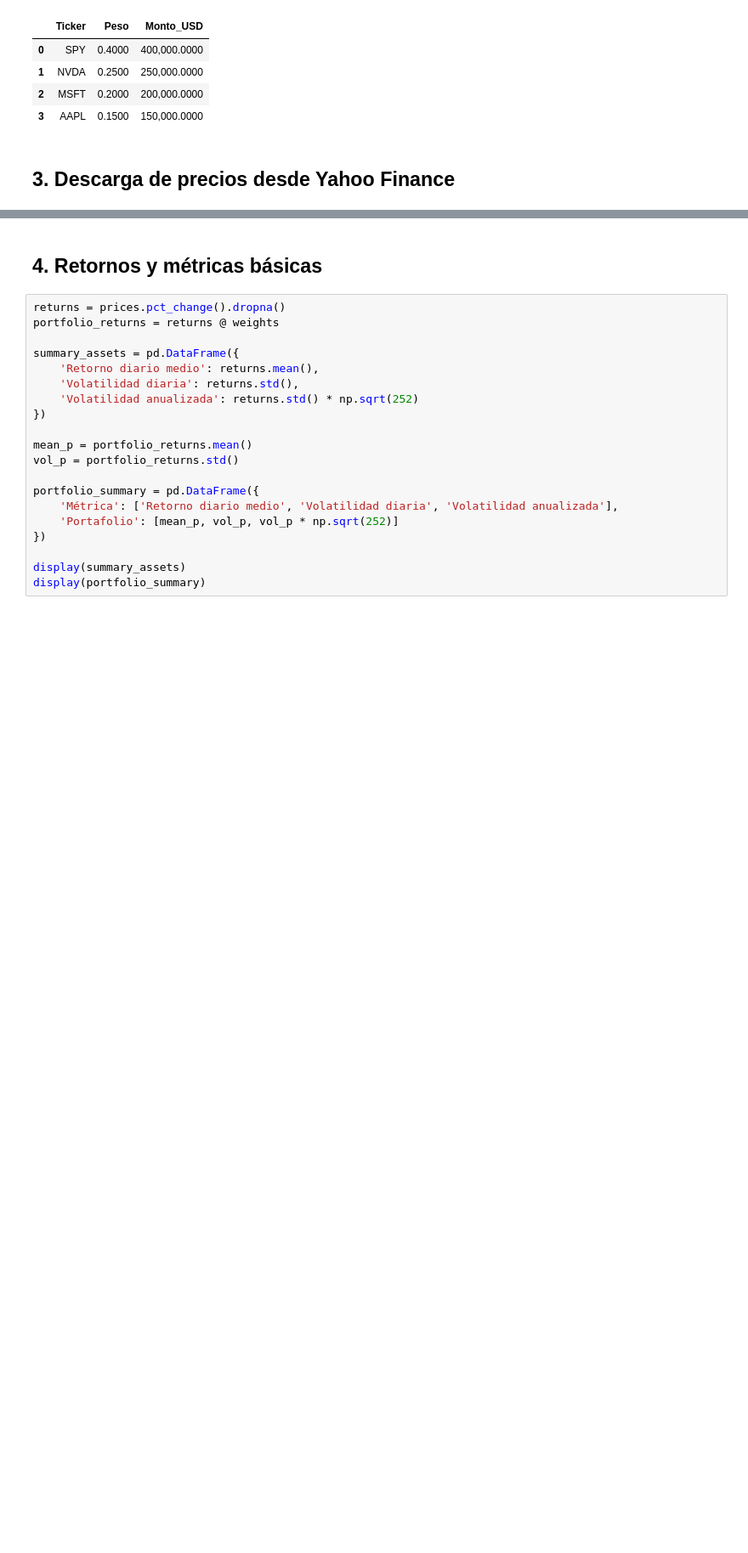
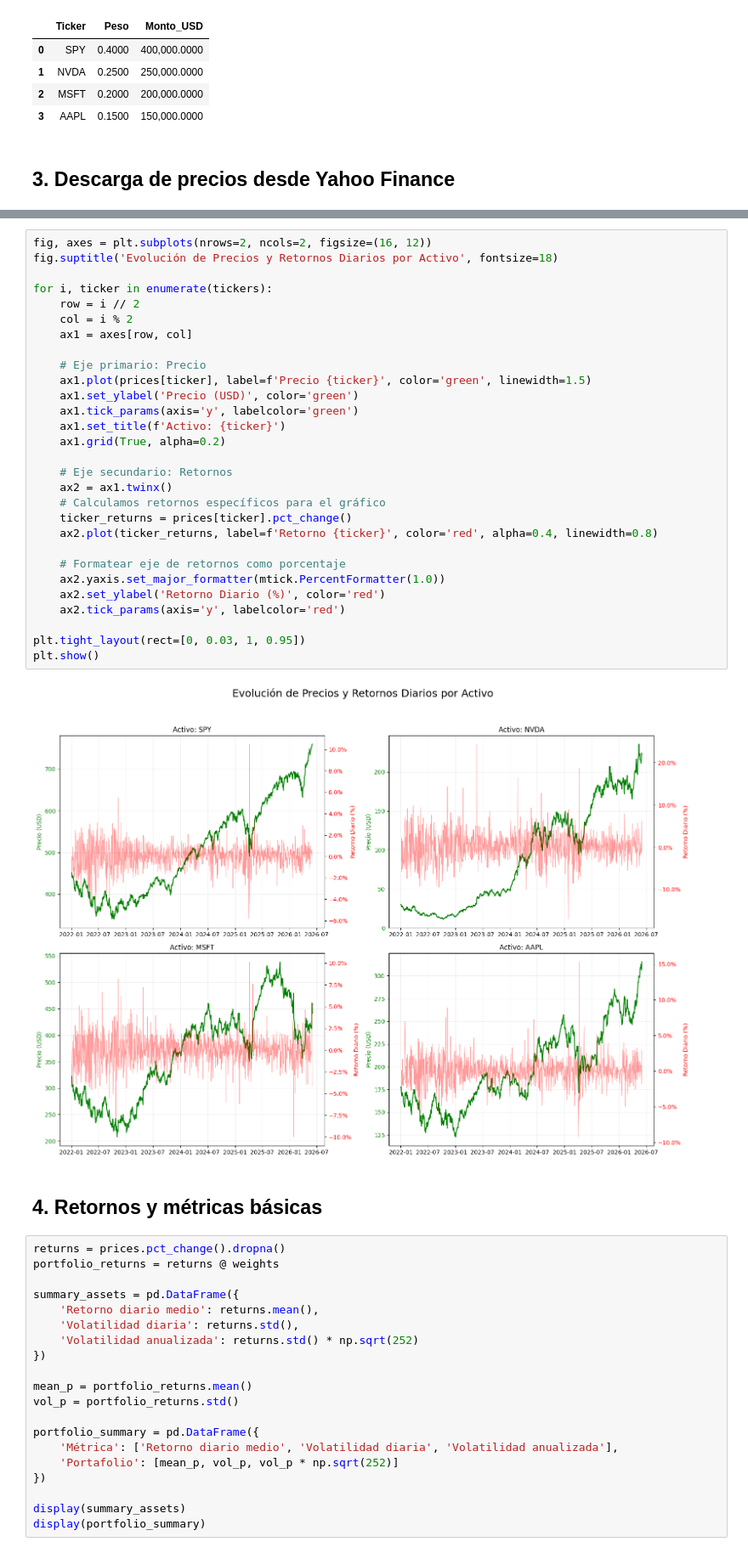
Before and after one commit to JLZN80/PYTHON_ROOT, a Jupyter notebook: mini_demo_var_acciones_ia.ipynb, the cells around one changed output, grey strips where cells are left out. Shown at 85% size. Cells and saved outputs as stored; diff of their text form; blank space fills up the shorter version.

```diff
--- a/mini_demo_var_acciones_ia.ipynb
+++ b/mini_demo_var_acciones_ia.ipynb
@@ -77,3 +116,34 @@ Observaciones descargadas: 1107
+# %%
+fig, axes = plt.subplots(nrows=2, ncols=2, figsize=(16, 12))
+fig.suptitle('Evolución de Precios y Retornos Diarios por Activo', fontsize=18)
+
+for i, ticker in enumerate(tickers):
+    row = i // 2
+    col = i % 2
+    ax1 = axes[row, col]
+
+    # Eje primario: Precio
+    ax1.plot(prices[ticker], label=f'Precio {ticker}', color='green', linewidth=1.5)
+    ax1.set_ylabel('Precio (USD)', color='green')
+    ax1.tick_params(axis='y', labelcolor='green')
+    ax1.set_title(f'Activo: {ticker}')
+    ax1.grid(True, alpha=0.2)
+
+    # Eje secundario: Retornos
+    ax2 = ax1.twinx()
+    # Calculamos retornos específicos para el gráfico
+    ticker_returns = prices[ticker].pct_change()
+    ax2.plot(ticker_returns, label=f'Retorno {ticker}', color='red', alpha=0.4, linewidth=0.8)
+
+    # Formatear eje de retornos como porcentaje
+    ax2.yaxis.set_major_formatter(mtick.PercentFormatter(1.0))
+    ax2.set_ylabel('Retorno Diario (%)', color='red')
+    ax2.tick_params(axis='y', labelcolor='red')
+
+plt.tight_layout(rect=[0, 0.03, 1, 0.95])
+plt.show()
+# %% [output]
+[figure, added]
 # %% [markdown]
 ## 4. Retornos y métricas básicas
 # %%
```
Also changed, not shown: parts of 3 cells of this notebook.
